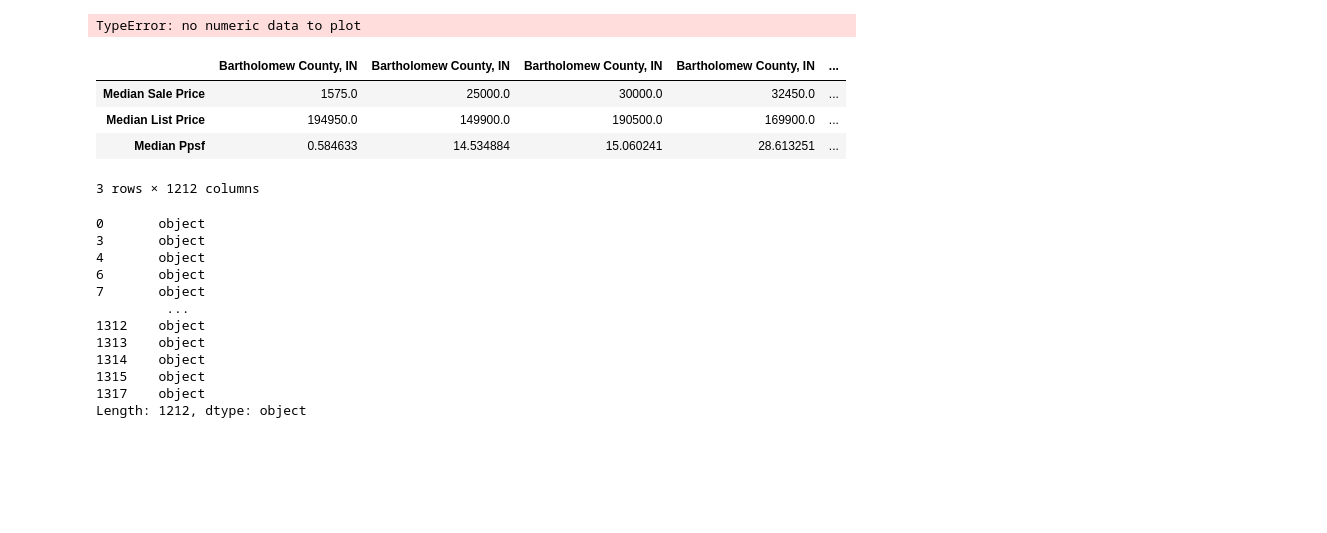
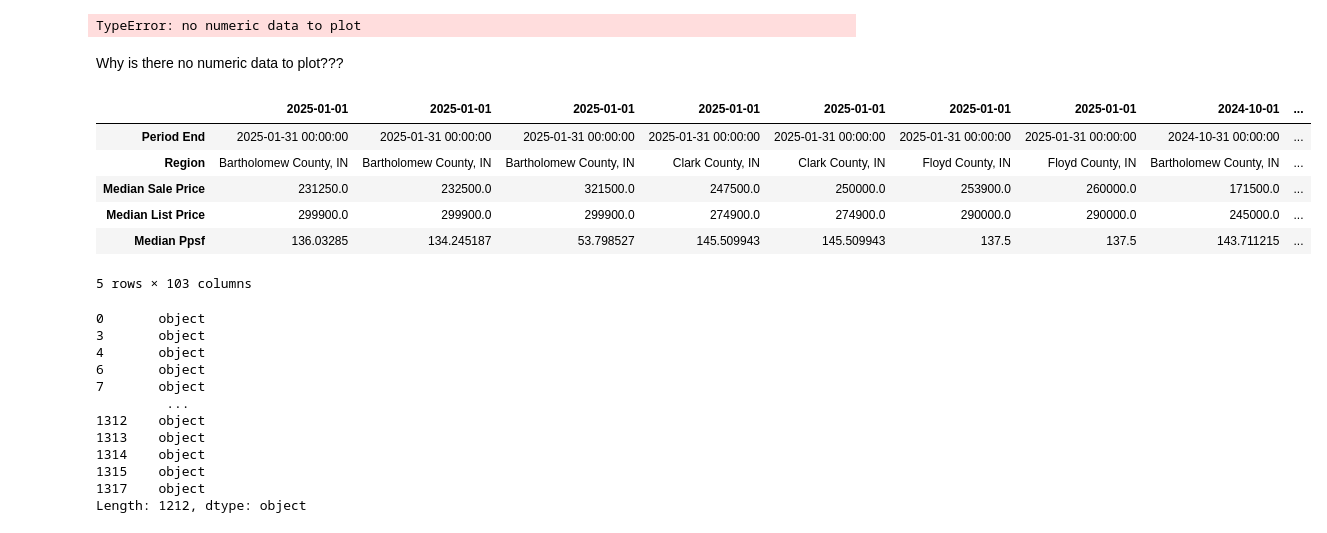
Before and after one commit to RachTheRad/SoIN_Housing_Analysis, a Jupyter notebook: HouAna_Capstone.ipynb, the cells around one changed output. Cells and saved outputs as stored; diff of their text form; code cells hidden in the pictures; blank space fills up the shorter version.

```diff
--- a/HouAna_Capstone.ipynb
+++ b/HouAna_Capstone.ipynb
@@ -921,15 +922,21 @@ display(transposed_bcf)
 transposed_bcf.plot()
 # %% [output]
 TypeError: no numeric data to plot
+# %% [markdown]
+Why is there no numeric data to plot???
 # %%
 #adjust so top row of data becomes column headers
-bcf_transposed.rename(columns=bcf_transposed.iloc[0]).drop(bcf_transposed.index[0])
+# bcf_transposed.rename(columns=bcf_transposed.iloc[0]).drop(bcf_transposed.index[0])
+
+transposed_bcf.rename(columns=transposed_bcf.iloc[0]).drop(transposed_bcf.index[0])
 # %% [output]
-|  | Bartholomew County, IN | Bartholomew County, IN | Bartholomew County, IN | Bartholomew County, IN | ... |
-| Median Sale Price | 1575.0 | 25000.0 | 30000.0 | 32450.0 | ... |
-| Median List Price | 194950.0 | 149900.0 | 190500.0 | 169900.0 | ... |
-| Median Ppsf | 0.584633 | 14.534884 | 15.060241 | 28.613251 | ... |
+|  | 2025-01-01 | 2025-01-01 | 2025-01-01 | 2025-01-01 | 2025-01-01 | 2025-01-01 | 2025-01-01 | 2024-10-01 | ... |
+| Period End | 2025-01-31 00:00:00 | 2025-01-31 00:00:00 | 2025-01-31 00:00:00 | 2025-01-31 00:00:00 | 2025-01-31 00:00:00 | 2025-01-31 00:00:00 | 2025-01-31 00:00:00 | 2024-10-31 00:00:00 | ... |
+| Region | Bartholomew County, IN | Bartholomew County, IN | Bartholomew County, IN | Clark County, IN | Clark County, IN | Floyd County, IN | Floyd County, IN | Bartholomew County, IN | ... |
+| Median Sale Price | 231250.0 | 232500.0 | 321500.0 | 247500.0 | 250000.0 | 253900.0 | 260000.0 | 171500.0 | ... |
+| Median List Price | 299900.0 | 299900.0 | 299900.0 | 274900.0 | 274900.0 | 290000.0 | 290000.0 | 245000.0 | ... |
+| Median Ppsf | 136.03285 | 134.245187 | 53.798527 | 145.509943 | 145.509943 | 137.5 | 137.5 | 143.711215 | ... |
-3 rows × 1212 columns
+5 rows × 103 columns
 # %%
 # bcf_transposed.plot(kind='bar')
 # get an error when I try to plot - verify datatypes
```
Also changed, not shown: parts of 2 cells of this notebook, 2 other files.
